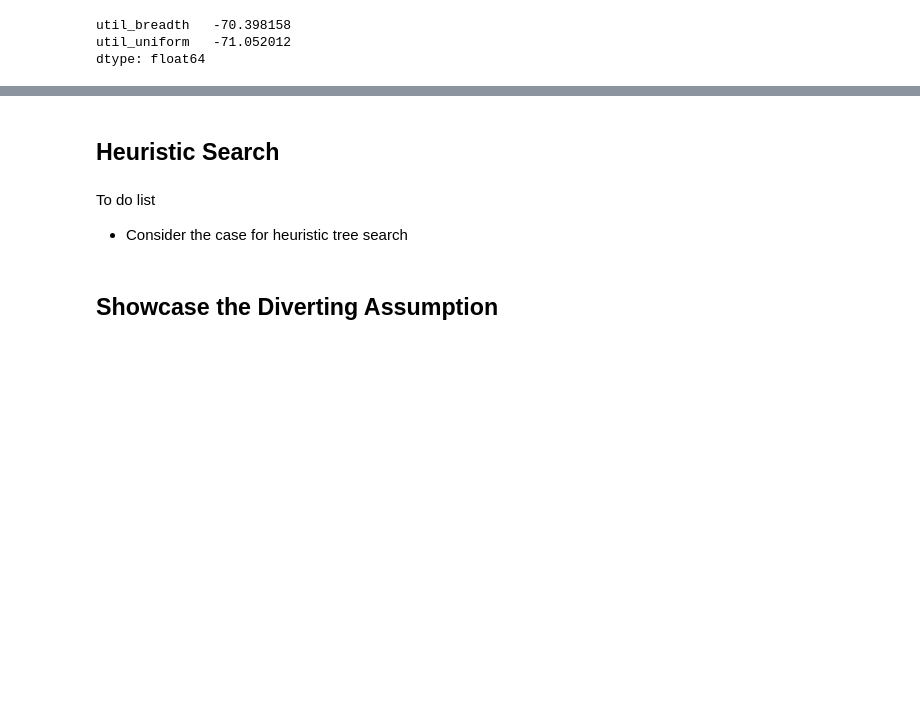
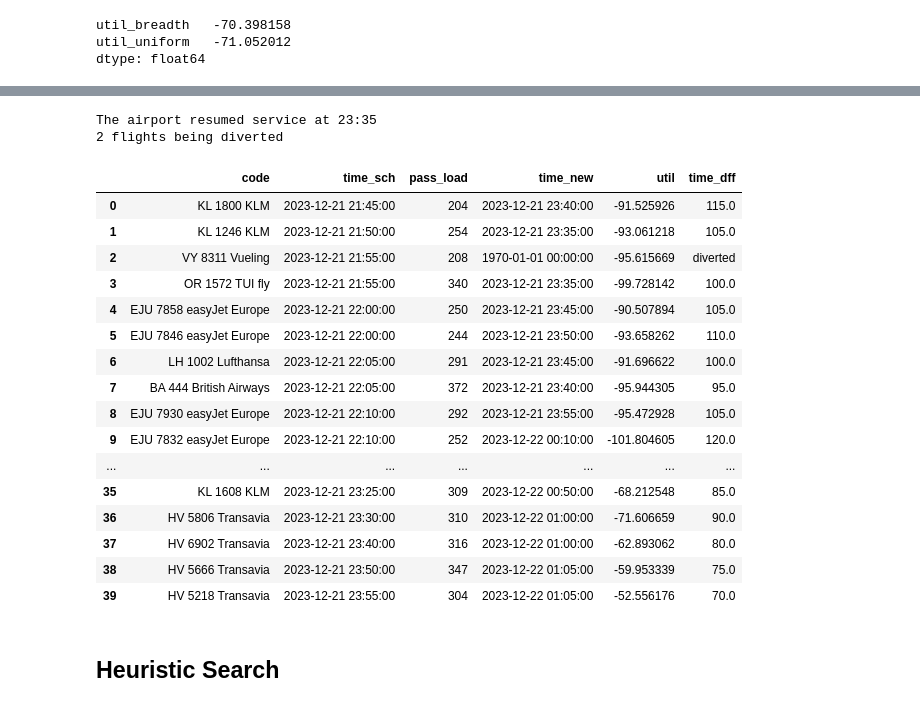
Before and after one commit to cwtravisyip/LSE_ST449_2324_GroupProject, a Jupyter notebook: searchProblem_algo_test.ipynb, the cells around one changed output, grey strips where cells are left out. Saved outputs shown, nothing was run; the diff lists cells and outputs as text; code cells hidden in the pictures; blank space fills up the shorter version.

Commit message:
Add new testing case, including those to show diversion algorith and heuristic searches

```diff
--- a/searchProblem_algo_test.ipynb
+++ b/searchProblem_algo_test.ipynb
@@ -471,6 +497,39 @@ The airport resumed service at 22:45
+# %%
+def util_f(delay, pass_load):
+    scaled_pass_load = pass_load/200
+    util = delay * (np.exp(scaled_pass_load) - 1) / np.exp(scaled_pass_load)
+    return util
+# %%
+# subset new df
+df_subset_7 = df.tail(40).reset_index(drop = True)
+# Instatiate and return the result
+AMS21_7 = reschedule_custom_u_dis(df_subset_7, util_f = util_f, n_runway = 2,
+                                  max_delay=120, disruption_dur= 110, dis_rate = 1.01,
+                                  divert_penalty= 1.01)
+AMS21_7.solve(best_first_graph_search)
+AMS21_7_result = AMS21_7.display()
+# %% [output]
+The airport resumed service at 23:35
+2 flights being diverted
+# %%
+AMS21_7_result
+# %% [output]
+|  | code | time_sch | pass_load | time_new | util | time_dff |
+| 0 | KL 1800 KLM | 2023-12-21 21:45:00 | 204 | 2023-12-21 23:40:00 | -91.525926 | 115.0 |
+| 1 | KL 1246 KLM | 2023-12-21 21:50:00 | 254 | 2023-12-21 23:35:00 | -93.061218 | 105.0 |
+| 2 | VY 8311 Vueling | 2023-12-21 21:55:00 | 208 | 1970-01-01 00:00:00 | -95.615669 | diverted |
+| 3 | OR 1572 TUI fly | 2023-12-21 21:55:00 | 340 | 2023-12-21 23:35:00 | -99.728142 | 100.0 |
+| 4 | EJU 7858 easyJet Europe | 2023-12-21 22:00:00 | 250 | 2023-12-21 23:45:00 | -90.507894 | 105.0 |
+| 5 | EJU 7846 easyJet Europe | 2023-12-21 22:00:00 | 244 | 2023-12-21 23:50:00 | -93.658262 | 110.0 |
+| 6 | LH 1002 Lufthansa | 2023-12-21 22:05:00 | 291 | 2023-12-21 23:45:00 | -91.696622 | 100.0 |
+| 7 | BA 444 British Airways | 2023-12-21 22:05:00 | 372 | 2023-12-21 23:40:00 | -95.944305 | 95.0 |
+| 8 | EJU 7930 easyJet Europe | 2023-12-21 22:10:00 | 292 | 2023-12-21 23:55:00 | -95.472928 | 105.0 |
+| 9 | EJU 7832 easyJet Europe | 2023-12-21 22:10:00 | 252 | 2023-12-22 00:10:00 | -101.804605 | 120.0 |
+| ... | ... | ... | ... | ... | ... | ... |
+| 35 | KL 1608 KLM | 2023-12-21 23:25:00 | 309 | 2023-12-22 00:50:00 | -68.212548 | 85.0 |
+| 36 | HV 5806 Transavia | 2023-12-21 23:30:00 | 310 | 2023-12-22 01:00:00 | -71.606659 | 90.0 |
+| 37 | HV 6902 Transavia | 2023-12-21 23:40:00 | 316 | 2023-12-22 01:00:00 | -62.893062 | 80.0 |
+| 38 | HV 5666 Transavia | 2023-12-21 23:50:00 | 347 | 2023-12-22 01:05:00 | -59.953339 | 75.0 |
+| 39 | HV 5218 Transavia | 2023-12-21 23:55:00 | 304 | 2023-12-22 01:05:00 | -52.556176 | 70.0 |
 # %% [markdown]
 ## Heuristic Search
-# %% [markdown]
-To do list
-
-* Consider the case for heuristic tree search
@@ -481,2 +535,0 @@ trial_df.apply(lambda x: x['time_diff'] < -300,axis = 1)
-# %% [markdown]
-## Showcase the Diverting Assumption
```
Also changed, not shown: parts of 31 cells of this notebook.
